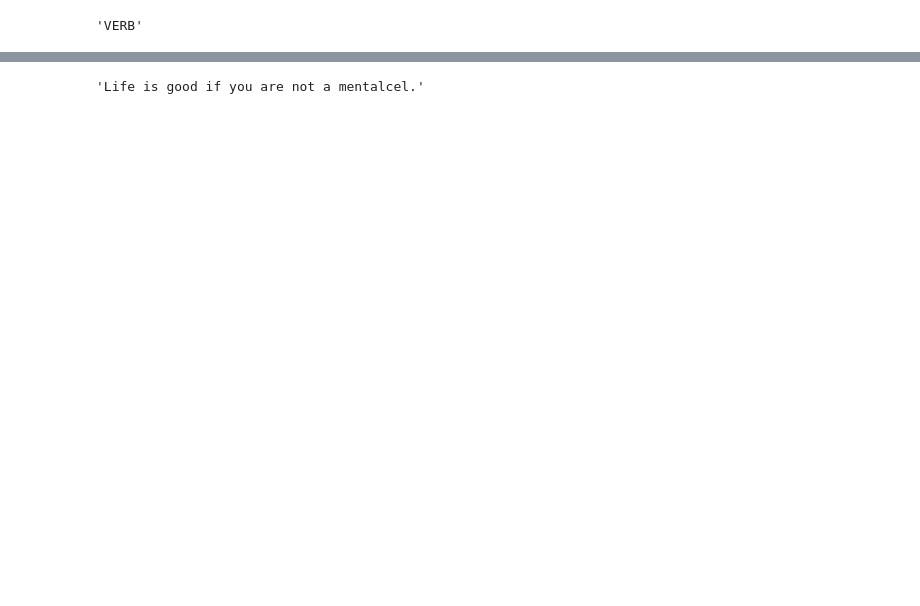
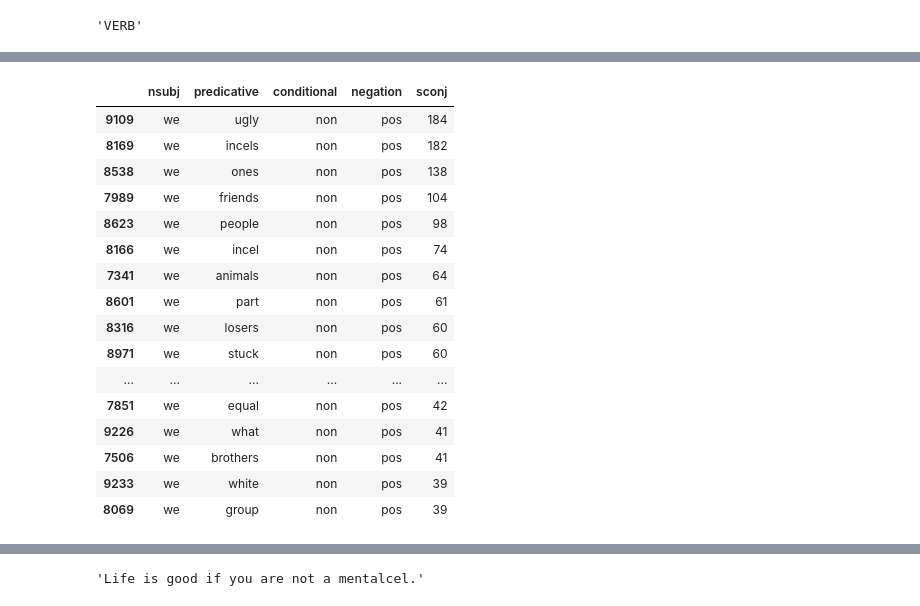
Before and after one commit to dhh23/disc-analysis, a Jupyter notebook: src/jiemakel/filter_i_we_you.ipynb, the cells around one changed output, grey strips where cells are left out. Saved outputs shown, nothing was run; the diff lists cells and outputs as text; code cells hidden in the pictures; blank space fills up the shorter version.

```diff
--- a/src/jiemakel/filter_i_we_you.ipynb
+++ b/src/jiemakel/filter_i_we_you.ipynb
@@ -92,0 +248,20 @@ for token in docs[99010][0]:
+# %%
+dff[dff.nsubj=="we"].sort_values(['sconj'], ascending=False).head(30)
+# %% [output]
+|  | nsubj | predicative | conditional | negation | sconj |
+| 9109 | we | ugly | non | pos | 184 |
+| 8169 | we | incels | non | pos | 182 |
+| 8538 | we | ones | non | pos | 138 |
+| 7989 | we | friends | non | pos | 104 |
+| 8623 | we | people | non | pos | 98 |
+| 8166 | we | incel | non | pos | 74 |
+| 7341 | we | animals | non | pos | 64 |
+| 8601 | we | part | non | pos | 61 |
+| 8316 | we | losers | non | pos | 60 |
+| 8971 | we | stuck | non | pos | 60 |
+| ... | ... | ... | ... | ... | ... |
+| 7851 | we | equal | non | pos | 42 |
+| 9226 | we | what | non | pos | 41 |
+| 7506 | we | brothers | non | pos | 41 |
+| 9233 | we | white | non | pos | 39 |
+| 8069 | we | group | non | pos | 39 |
```
Also changed, not shown: parts of 19 cells of this notebook, 1 other file.
